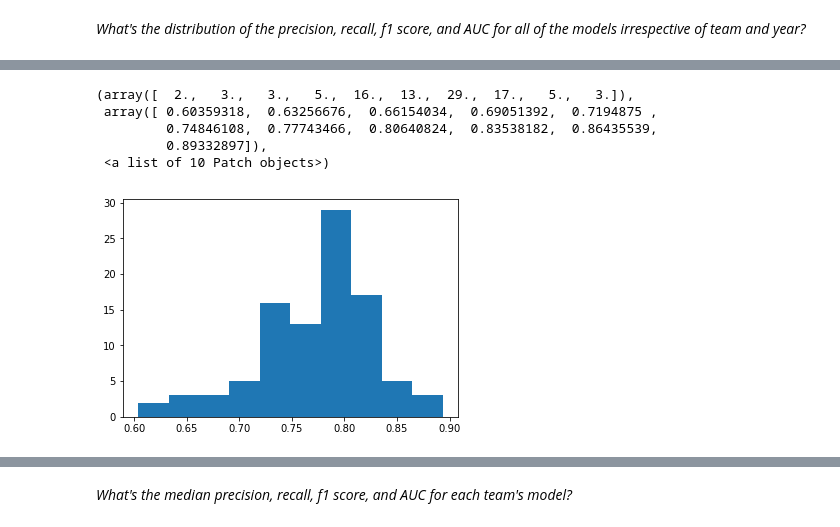
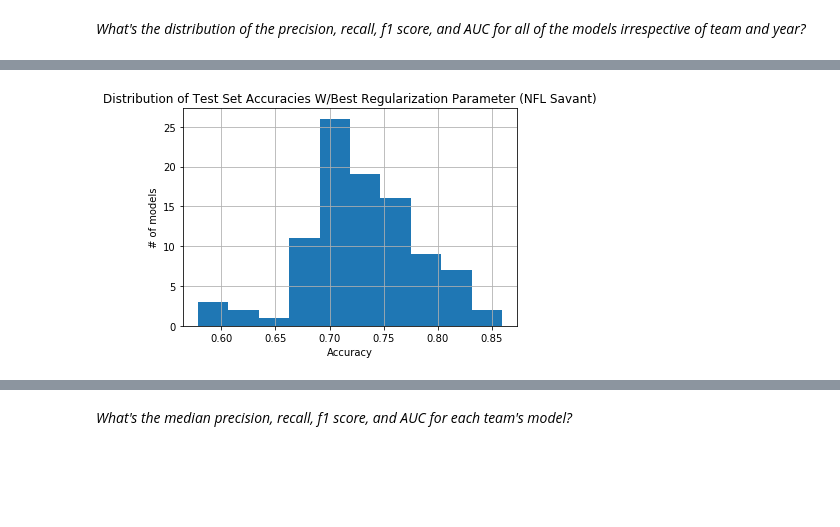
Before and after one commit to adeb09/Springboard, a Jupyter notebook: NFL Capstone/Analysis of Team Based Logistic Regression Model (2014-2016 data).ipynb, the cells around one changed output, grey strips where cells are left out. Cells and saved outputs as stored; diff of their text form; code cells hidden in the pictures; blank space fills up the shorter version.

```diff
--- a/NFL Capstone/Analysis of Team Based Logistic Regression Model (2014-2016 data).ipynb
+++ b/NFL Capstone/Analysis of Team Based Logistic Regression Model (2014-2016 data).ipynb
@@ -55,6 +57,3 @@ def load_standings(filePath, year):
 *Let's read in the csv file with metric results for each team's models into a dataframe*
 # %% [markdown]
 **3 models per team (a model each year, 2014-2016)**
-# %%
-filePath = 'C:\\Users\\abird\\Documents\\Springboard\\Capstone Project\\NFL\\team_logistic_reg_results.csv'
-df = pd.DataFrame.from_csv(filePath)
@@ -109,9 +87,9 @@ plt.hist(df.f1_score)
-# %%
-plt.hist(df.auc)
-# %% [output]
-(array([  2.,   3.,   3.,   5.,  16.,  13.,  29.,  17.,   5.,   3.]),
- array([ 0.60359318,  0.63256676,  0.66154034,  0.69051392,  0.7194875 ,
-         0.74846108,  0.77743466,  0.80640824,  0.83538182,  0.86435539,
-         0.89332897]),
- <a list of 10 Patch objects>)
-[figure, removed]
+# %%
+test_accuracy_best_reg_hist = plt.hist(df.acc_score_best_reg)
+plt.title('Distribution of Test Set Accuracies W/Best Regularization Parameter (NFL Savant)')
+plt.ylabel('# of models')
+plt.xlabel('Accuracy')
+plt.grid(True)
+plt.show()
+# %% [output]
+[figure, added]
```
Also changed, not shown: parts of 24 cells of this notebook, 28 other files.
